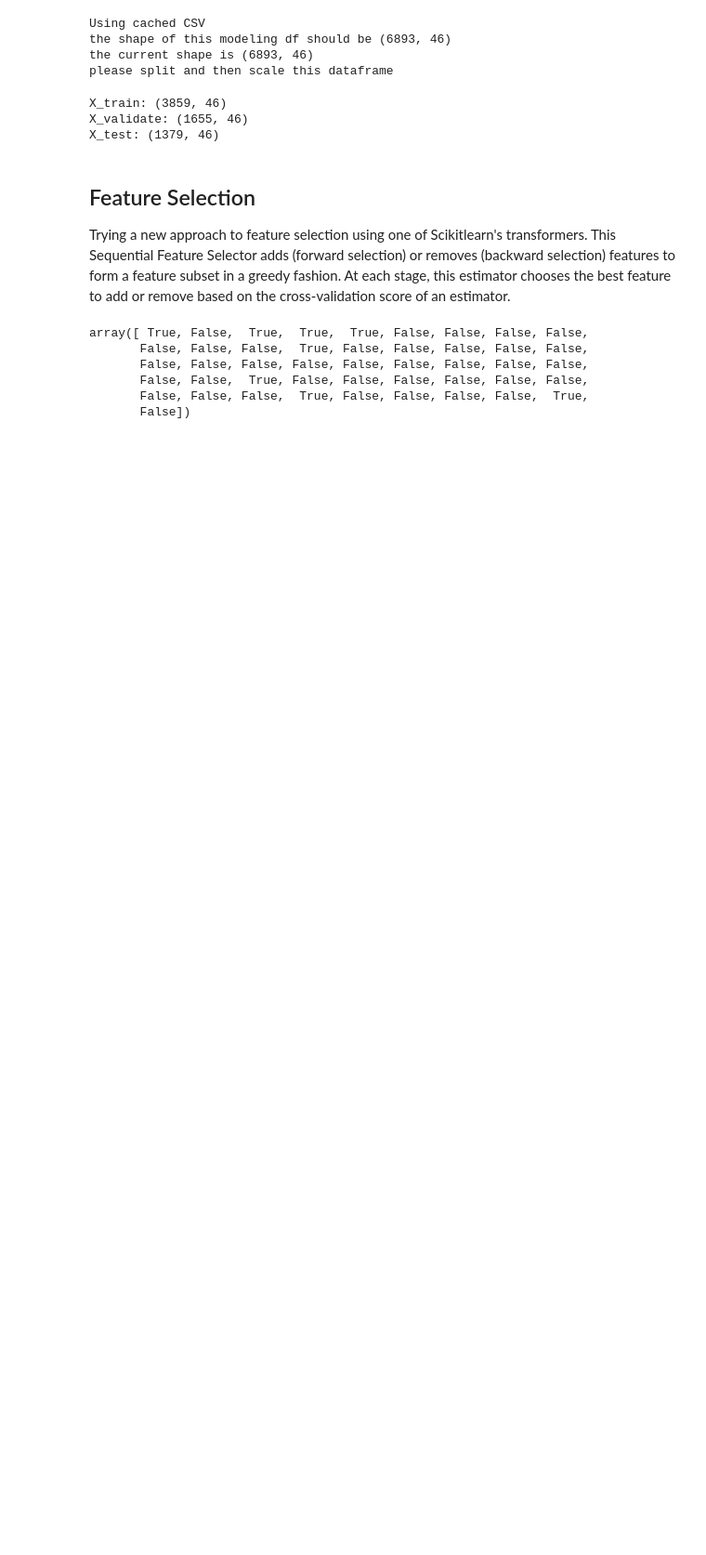
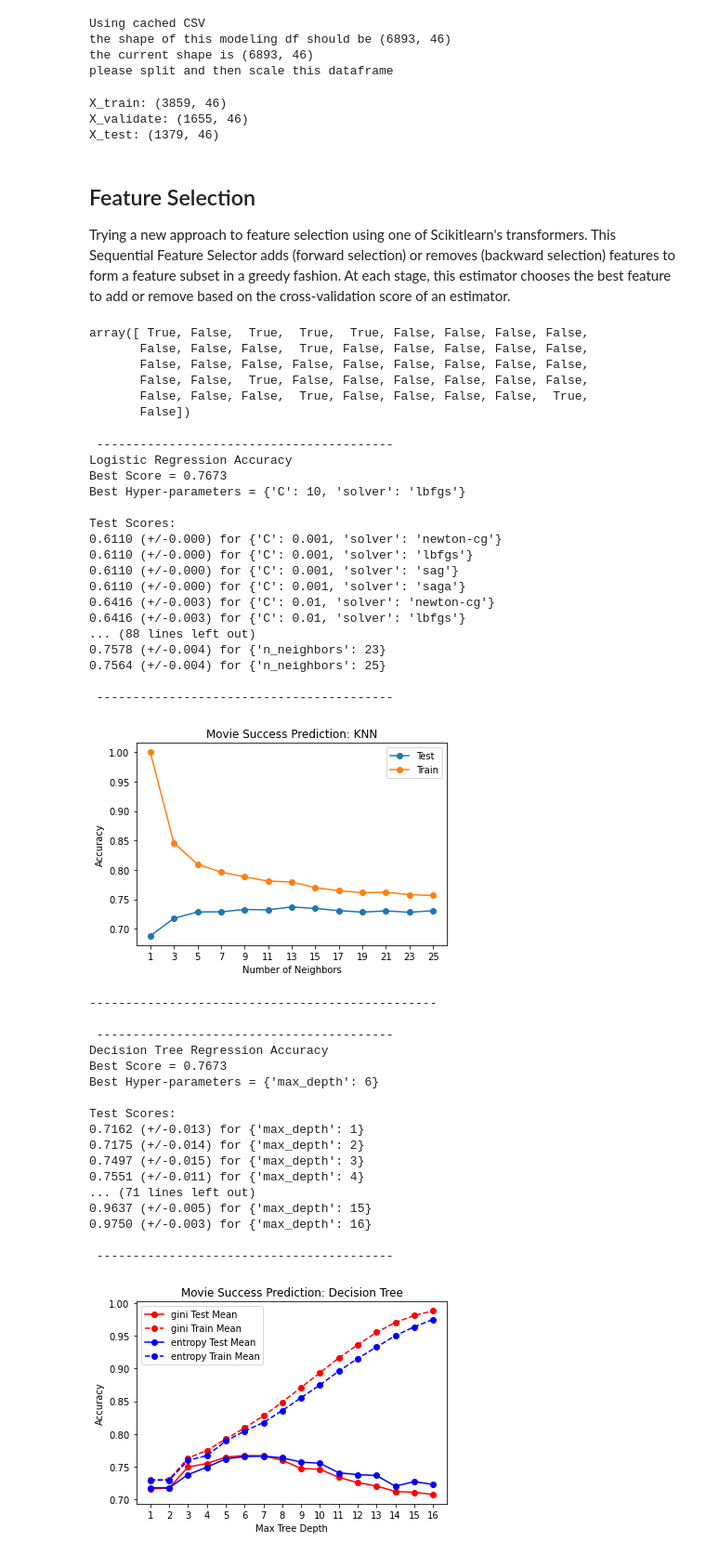
Before and after one commit to Movie-Success-Capstone/Movie-Capstone, a Jupyter notebook: nick_modeling.ipynb, the cells around one changed output. Shown at 93% size. Saved outputs shown, nothing was run; the diff lists cells and outputs as text; code cells hidden in the pictures; blank space fills up the shorter version.

```diff
--- a/nick_modeling.ipynb
+++ b/nick_modeling.ipynb
@@ -68,3 +70,46 @@ sfs_features = ['budget', 'vote_average', 'vote_count', 'release_year',
                 'is_genre_comedy', 'cast_actor_1_Robin Williams',
                 'production_company_TwentiethCenturyFoxFilmCorporation',
                 'production_company_other_company']
+# %%
+X_train = X_train.loc[:,sfs_features]
+X_validate = X_validate.loc[:,sfs_features]
+X_test = X_test.loc[:,sfs_features]
+# %%
+mod.accuracy_models(X_train, y_train)
+# %% [output]
+ -----------------------------------------
+Logistic Regression Accuracy
+Best Score = 0.7673
+Best Hyper-parameters = {'C': 10, 'solver': 'lbfgs'}
+
+Test Scores:
+0.6110 (+/-0.000) for {'C': 0.001, 'solver': 'newton-cg'}
+0.6110 (+/-0.000) for {'C': 0.001, 'solver': 'lbfgs'}
+0.6110 (+/-0.000) for {'C': 0.001, 'solver': 'sag'}
+0.6110 (+/-0.000) for {'C': 0.001, 'solver': 'saga'}
+0.6416 (+/-0.003) for {'C': 0.01, 'solver': 'newton-cg'}
+0.6416 (+/-0.003) for {'C': 0.01, 'solver': 'lbfgs'}
+... (88 lines left out)
+0.7578 (+/-0.004) for {'n_neighbors': 23}
+0.7564 (+/-0.004) for {'n_neighbors': 25}
+
+ -----------------------------------------
+[figure, added]
+------------------------------------------------
+
+ -----------------------------------------
+Decision Tree Regression Accuracy
+Best Score = 0.7673
+Best Hyper-parameters = {'max_depth': 6}
+
+Test Scores:
+0.7162 (+/-0.013) for {'max_depth': 1}
+0.7175 (+/-0.014) for {'max_depth': 2}
+0.7497 (+/-0.015) for {'max_depth': 3}
+0.7551 (+/-0.011) for {'max_depth': 4}
+... (71 lines left out)
+0.9637 (+/-0.005) for {'max_depth': 15}
+0.9750 (+/-0.003) for {'max_depth': 16}
+
+ -----------------------------------------
+[figure, added]
```
Also changed, not shown: parts of 7 cells of this notebook, 3 other files.
